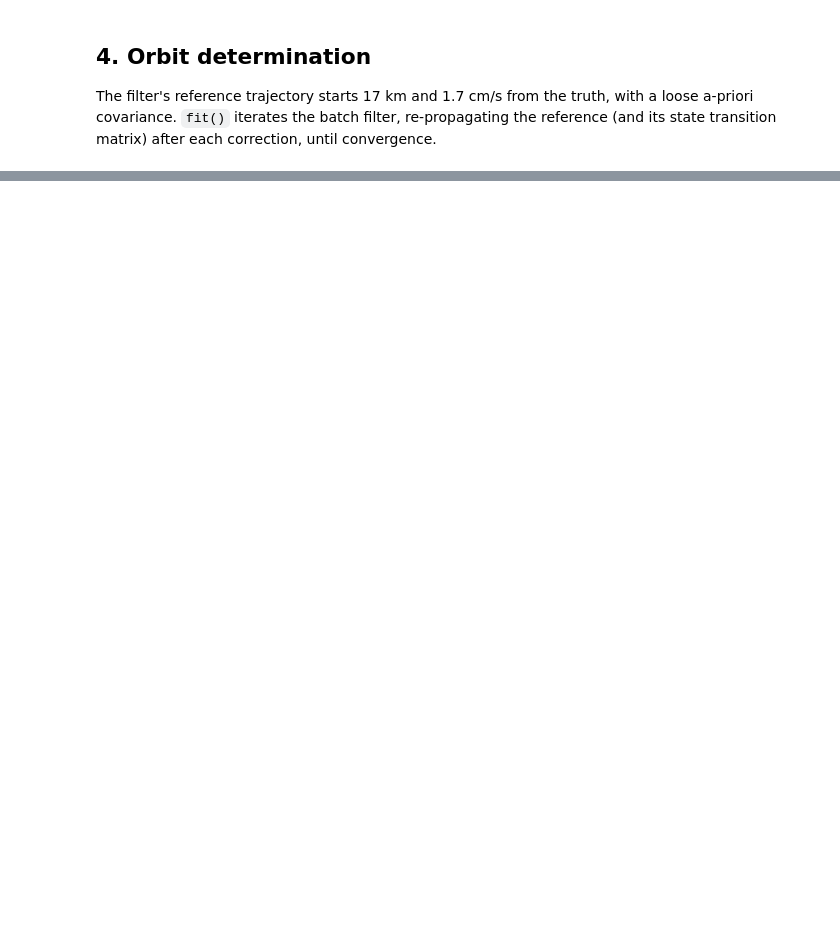
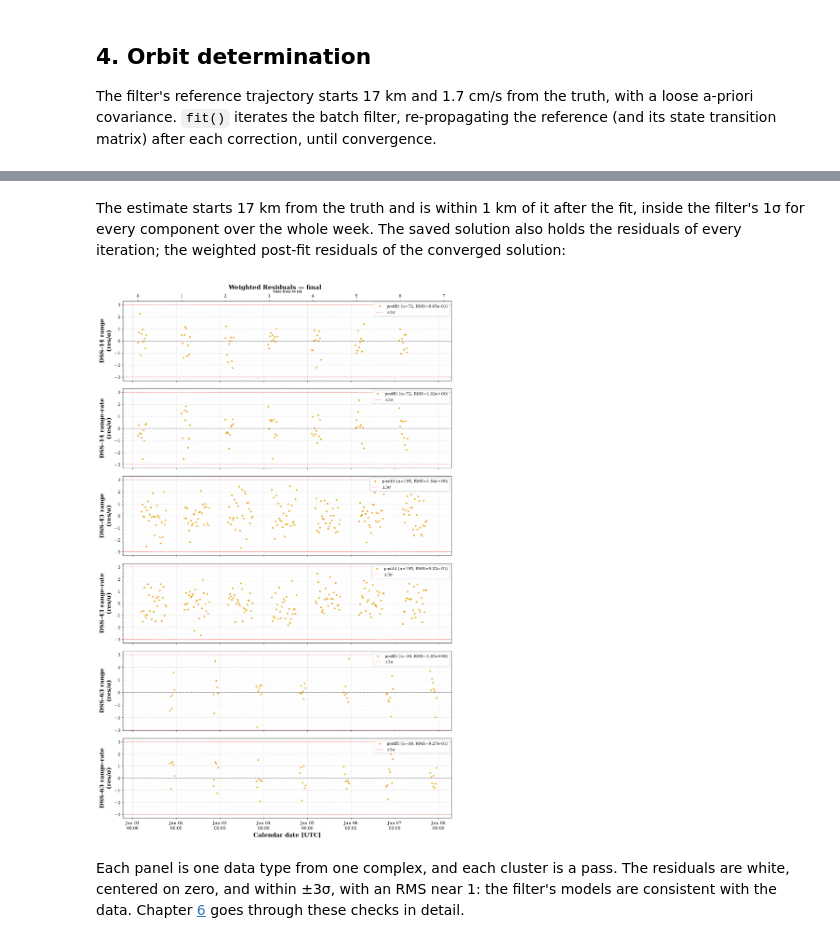
Before and after one commit to CCAR-ORCCA/scarabaeus, a Jupyter notebook: tutorials/v2/00_quickstart.ipynb, the cells around one changed output, grey strips where cells are left out. Cells and saved outputs as stored; diff of their text form; code cells hidden in the pictures; blank space fills up the shorter version.

```diff
--- a/tutorials/v2/00_quickstart.ipynb
+++ b/tutorials/v2/00_quickstart.ipynb
@@ -207,3 +165,11 @@ plt.tight_layout()
+# %% [markdown]
+The estimate starts 17 km from the truth and is within 1 km of it after the fit, inside the filter's 1σ for every component over the whole week. The saved solution also holds the residuals of every iteration; the weighted post-fit residuals of the converged solution:
+# %%
+scb.Plotting.plot_residuals_json(out / "solution.json", iteration="final", kind="postfit", weighted=True, time_unit="day");
+# %% [output]
+[figure, added]
+# %% [markdown]
+Each panel is one data type from one complex, and each cluster is a pass. The residuals are white, centered on zero, and within ±3σ, with an RMS near 1: the filter's models are consistent with the data. Chapter [6](06_first_od_solution.ipynb) goes through these checks in detail.
 # %% [markdown]
 ## Summary
 
```
Also changed, not shown: parts of 8 cells of this notebook, 3 other files.
